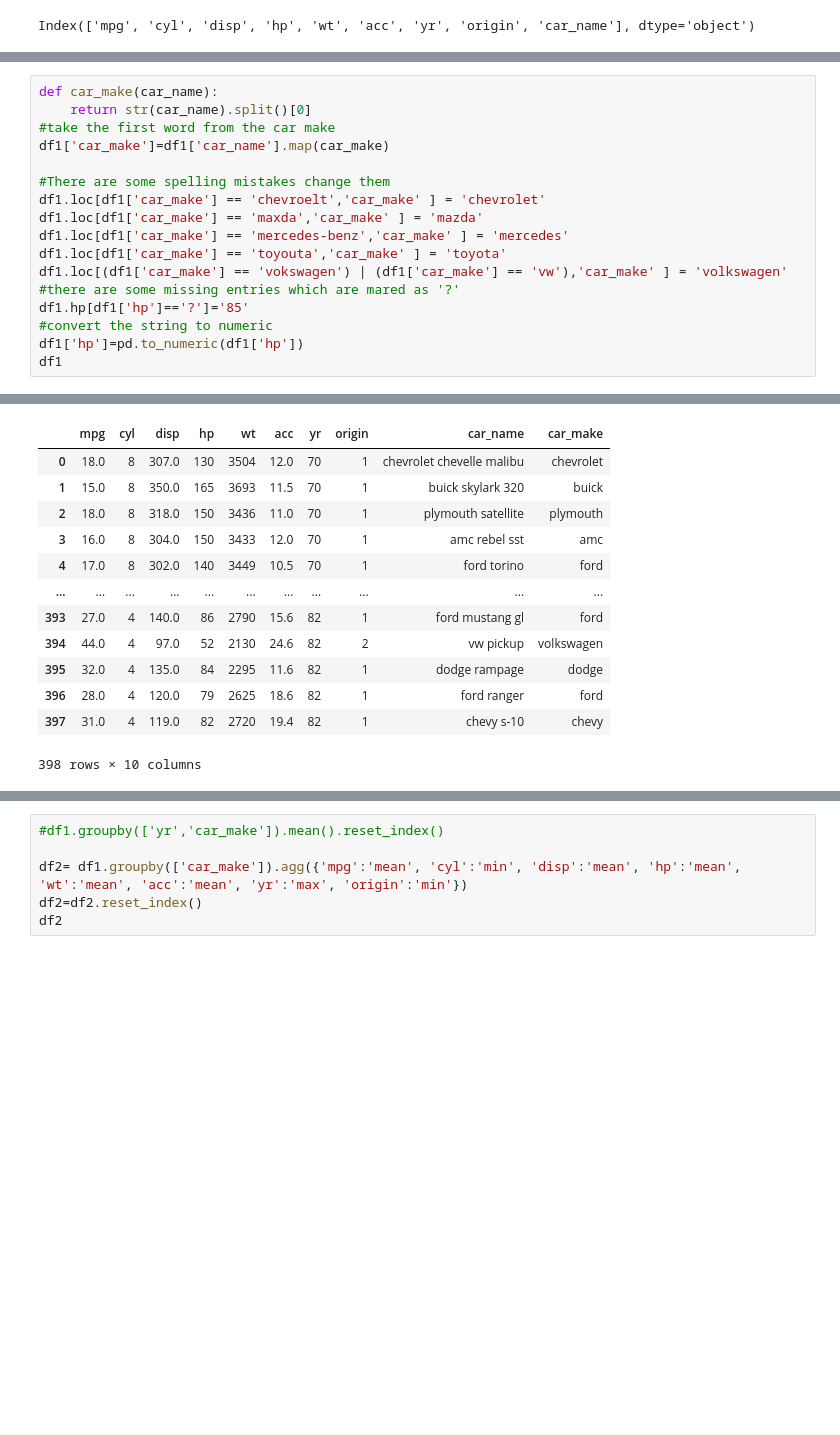
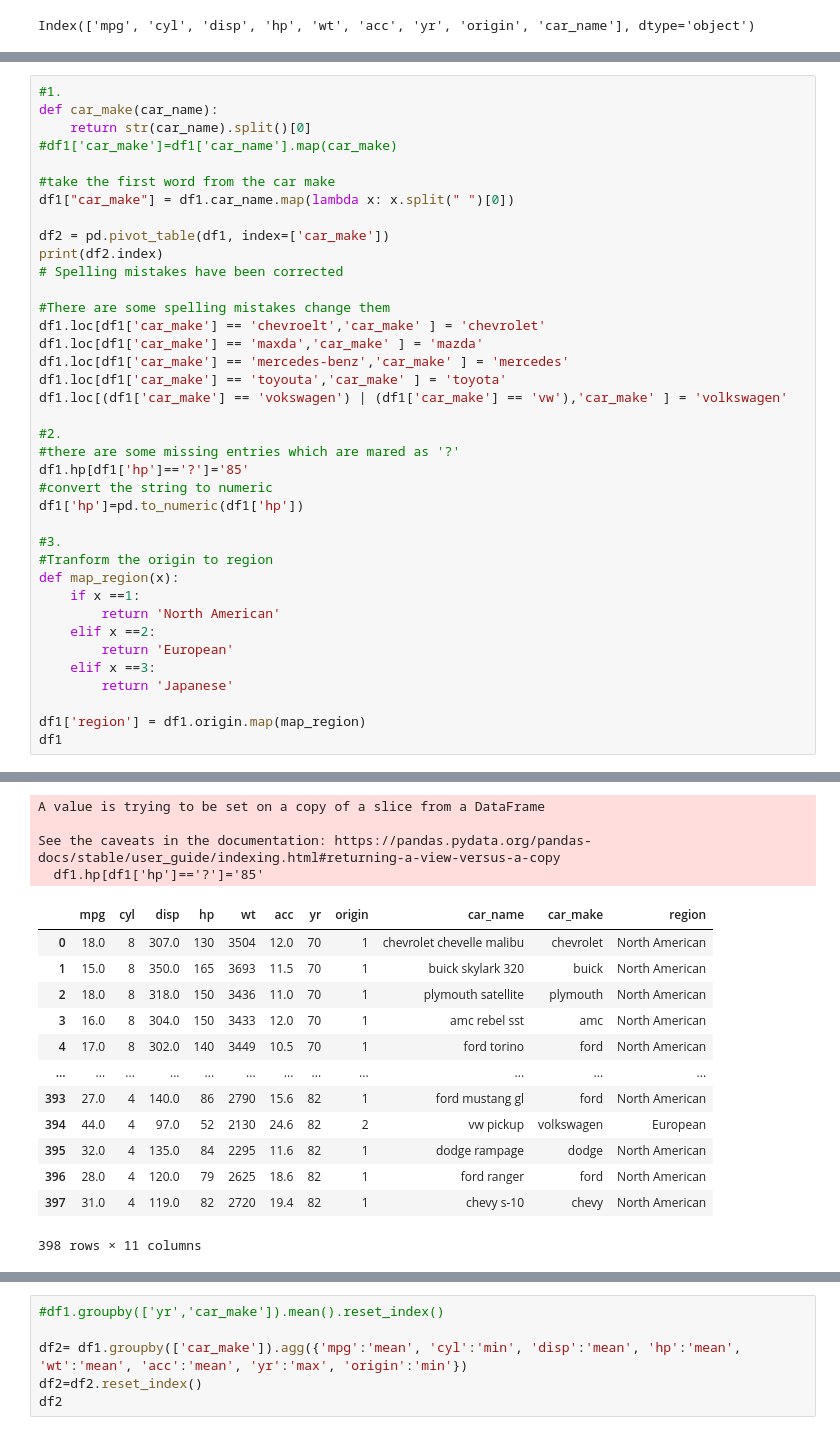
Before and after one commit to dinuthomas/rostho, a Jupyter notebook: cars/ProjectWork.ipynb, the cells around one changed output, grey strips where cells are left out. Saved outputs shown, nothing was run; the diff lists cells and outputs as text; blank space fills up the shorter version.

```diff
--- a/cars/ProjectWork.ipynb
+++ b/cars/ProjectWork.ipynb
@@ -17,8 +37,15 @@ Data Cleaning:
 # %%
+#1.
 def car_make(car_name):
     return str(car_name).split()[0]
+#df1['car_make']=df1['car_name'].map(car_make)
+
 #take the first word from the car make
-df1['car_make']=df1['car_name'].map(car_make)
+df1["car_make"] = df1.car_name.map(lambda x: x.split(" ")[0])
+
+df2 = pd.pivot_table(df1, index=['car_make'])
+print(df2.index)
+# Spelling mistakes have been corrected
 
 #There are some spelling mistakes change them
 df1.loc[df1['car_make'] == 'chevroelt','car_make' ] = 'chevrolet'
@@ -26,9 +53,23 @@ df1.loc[df1['car_make'] == 'maxda','car_make' ] = 'mazda'
 df1.loc[df1['car_make'] == 'mercedes-benz','car_make' ] = 'mercedes'
 df1.loc[df1['car_make'] == 'toyouta','car_make' ] = 'toyota'
 df1.loc[(df1['car_make'] == 'vokswagen') | (df1['car_make'] == 'vw'),'car_make' ] = 'volkswagen'
+
+#2.
 #there are some missing entries which are mared as '?'
 df1.hp[df1['hp']=='?']='85'
 #convert the string to numeric
 df1['hp']=pd.to_numeric(df1['hp'])
+
+#3.
+#Tranform the origin to region
+def map_region(x):
+    if x ==1:
+        return 'North American'
+    elif x ==2:
+        return 'European'
+    elif x ==3:
+        return 'Japanese'
+
+df1['region'] = df1.origin.map(map_region)
 df1
 # %% [output]
@@ -39,13 +83,17 @@ See the caveats in the documentation: https://pandas.pydata.org/pandas-docs/stab
+A value is trying to be set on a copy of a slice from a DataFrame
+
+See the caveats in the documentation: https://pandas.pydata.org/pandas-docs/stable/user_guide/indexing.html#returning-a-view-versus-a-copy
+  df1.hp[df1['hp']=='?']='85'
-|  | mpg | cyl | disp | hp | wt | acc | yr | origin | car_name | car_make |
-| 0 | 18.0 | 8 | 307.0 | 130 | 3504 | 12.0 | 70 | 1 | chevrolet chevelle malibu | chevrolet |
-| 1 | 15.0 | 8 | 350.0 | 165 | 3693 | 11.5 | 70 | 1 | buick skylark 320 | buick |
-| 2 | 18.0 | 8 | 318.0 | 150 | 3436 | 11.0 | 70 | 1 | plymouth satellite | plymouth |
-| 3 | 16.0 | 8 | 304.0 | 150 | 3433 | 12.0 | 70 | 1 | amc rebel sst | amc |
-| 4 | 17.0 | 8 | 302.0 | 140 | 3449 | 10.5 | 70 | 1 | ford torino | ford |
-| ... | ... | ... | ... | ... | ... | ... | ... | ... | ... | ... |
-| 393 | 27.0 | 4 | 140.0 | 86 | 2790 | 15.6 | 82 | 1 | ford mustang gl | ford |
-| 394 | 44.0 | 4 | 97.0 | 52 | 2130 | 24.6 | 82 | 2 | vw pickup | volkswagen |
-| 395 | 32.0 | 4 | 135.0 | 84 | 2295 | 11.6 | 82 | 1 | dodge rampage | dodge |
-| 396 | 28.0 | 4 | 120.0 | 79 | 2625 | 18.6 | 82 | 1 | ford ranger | ford |
-| 397 | 31.0 | 4 | 119.0 | 82 | 2720 | 19.4 | 82 | 1 | chevy s-10 | chevy |
+|  | mpg | cyl | disp | hp | wt | acc | yr | origin | car_name | car_make | region |
+| 0 | 18.0 | 8 | 307.0 | 130 | 3504 | 12.0 | 70 | 1 | chevrolet chevelle malibu | chevrolet | North American |
+| 1 | 15.0 | 8 | 350.0 | 165 | 3693 | 11.5 | 70 | 1 | buick skylark 320 | buick | North American |
+| 2 | 18.0 | 8 | 318.0 | 150 | 3436 | 11.0 | 70 | 1 | plymouth satellite | plymouth | North American |
+| 3 | 16.0 | 8 | 304.0 | 150 | 3433 | 12.0 | 70 | 1 | amc rebel sst | amc | North American |
+| 4 | 17.0 | 8 | 302.0 | 140 | 3449 | 10.5 | 70 | 1 | ford torino | ford | North American |
+| ... | ... | ... | ... | ... | ... | ... | ... | ... | ... | ... | ... |
+| 393 | 27.0 | 4 | 140.0 | 86 | 2790 | 15.6 | 82 | 1 | ford mustang gl | ford | North American |
+| 394 | 44.0 | 4 | 97.0 | 52 | 2130 | 24.6 | 82 | 2 | vw pickup | volkswagen | European |
+| 395 | 32.0 | 4 | 135.0 | 84 | 2295 | 11.6 | 82 | 1 | dodge rampage | dodge | North American |
+| 396 | 28.0 | 4 | 120.0 | 79 | 2625 | 18.6 | 82 | 1 | ford ranger | ford | North American |
+| 397 | 31.0 | 4 | 119.0 | 82 | 2720 | 19.4 | 82 | 1 | chevy s-10 | chevy | North American |
-398 rows × 10 columns
+398 rows × 11 columns
```
Also changed, not shown: parts of 19 cells of this notebook.
